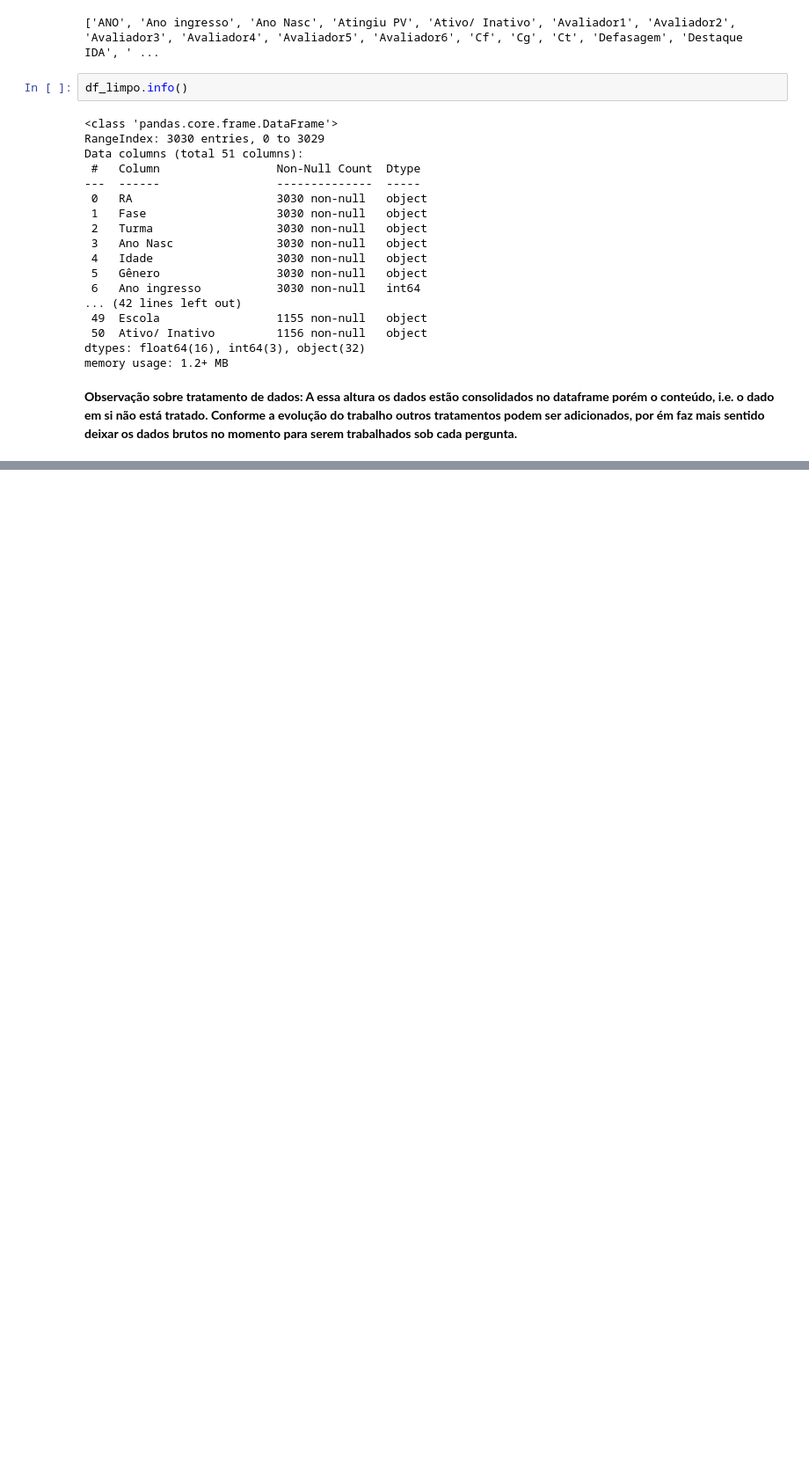
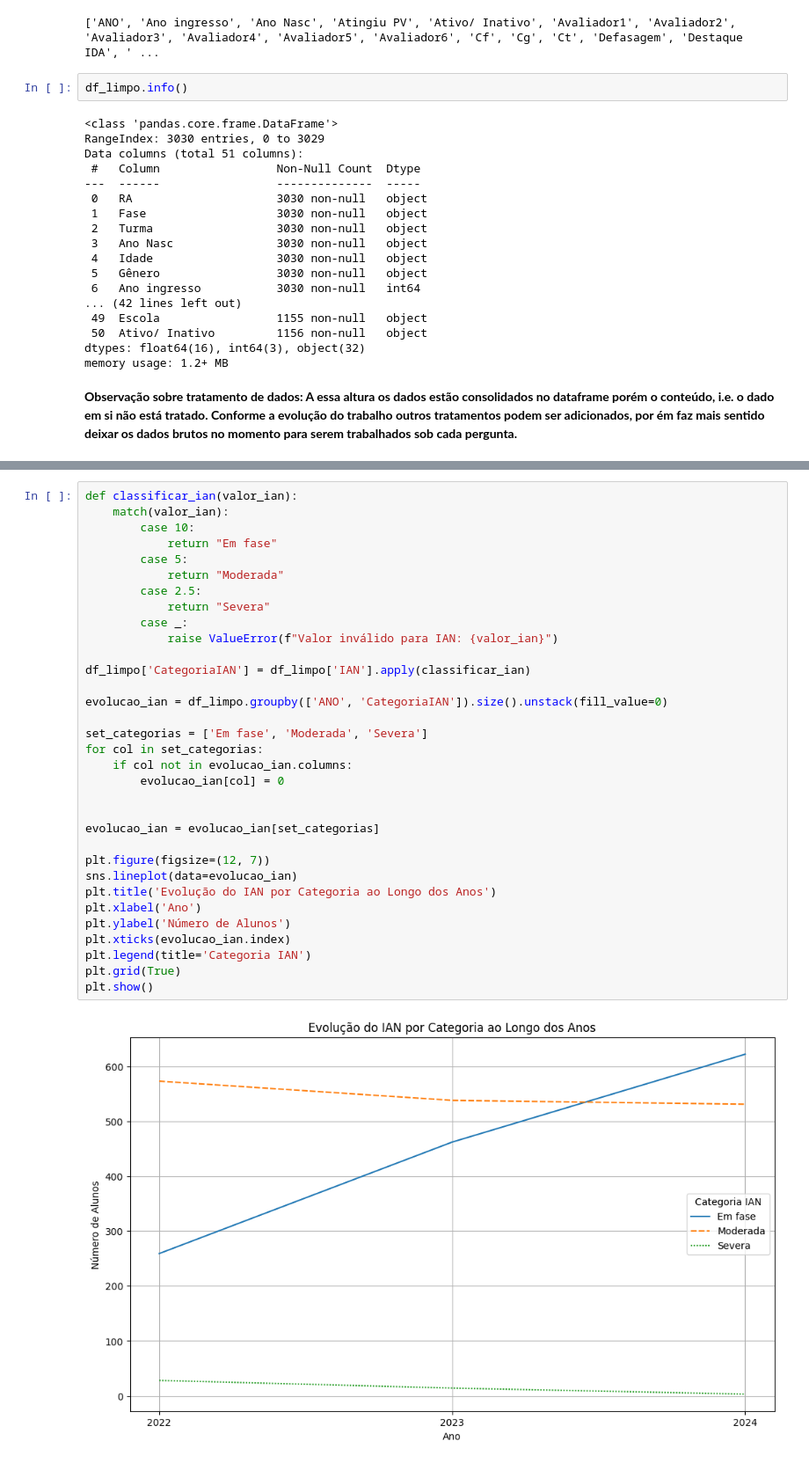
Before and after one commit to Marconiadsf/fiap-postech-datathon, a Jupyter notebook: Fase_5_Datathon_EDA.ipynb, the cells around one changed output, grey strips where cells are left out. Shown at 88% size. Drawn from its saved outputs; the diff is of its cells as text; blank space fills up the shorter version.

```diff
--- a/Fase_5_Datathon_EDA.ipynb
+++ b/Fase_5_Datathon_EDA.ipynb
@@ -161,0 +194,35 @@ memory usage: 1.2+ MB
+# %%
+def classificar_ian(valor_ian):
+    match(valor_ian):
+        case 10:
+            return "Em fase"
+        case 5:
+            return "Moderada"
+        case 2.5:
+            return "Severa"
+        case _:
+            raise ValueError(f"Valor inválido para IAN: {valor_ian}")
+
+df_limpo['CategoriaIAN'] = df_limpo['IAN'].apply(classificar_ian)
+
+evolucao_ian = df_limpo.groupby(['ANO', 'CategoriaIAN']).size().unstack(fill_value=0)
+
+set_categorias = ['Em fase', 'Moderada', 'Severa']
+for col in set_categorias:
+    if col not in evolucao_ian.columns:
+        evolucao_ian[col] = 0
+
+
+evolucao_ian = evolucao_ian[set_categorias]
+
+plt.figure(figsize=(12, 7))
+sns.lineplot(data=evolucao_ian)
+plt.title('Evolução do IAN por Categoria ao Longo dos Anos')
+plt.xlabel('Ano')
+plt.ylabel('Número de Alunos')
+plt.xticks(evolucao_ian.index)
+plt.legend(title='Categoria IAN')
+plt.grid(True)
+plt.show()
+# %% [output]
+[figure, added]
```
Also changed, not shown: parts of 8 cells of this notebook.
